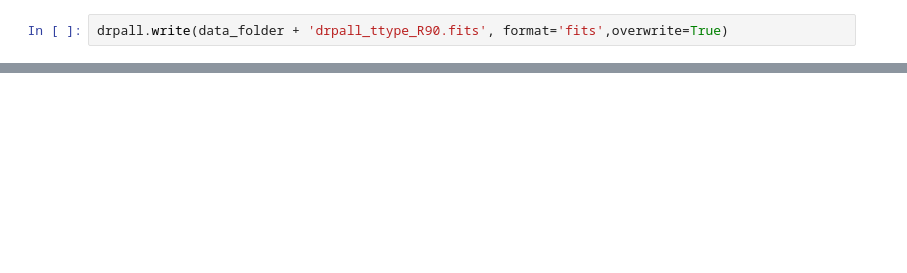
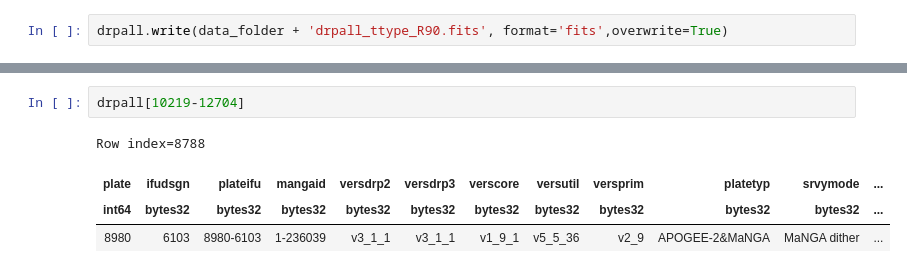
Before and after one commit to DESI-UR/MaNGA-VelMap, a Jupyter notebook: Notebooks/R90_Addition_to_drp.ipynb, the cells around one changed output, grey strips where cells are left out. Saved outputs shown, nothing was run; the diff lists cells and outputs as text; blank space fills up the shorter version.

```diff
--- a/Notebooks/R90_Addition_to_drp.ipynb
+++ b/Notebooks/R90_Addition_to_drp.ipynb
@@ -61,0 +104,7 @@ drpall.write(data_folder + 'drpall_ttype_R90.fits', format='fits',overwrite=True
+# %%
+drpall[10219-12704]
+# %% [output]
+Row index=8788
+| plate | ifudsgn | plateifu | mangaid | versdrp2 | versdrp3 | verscore | versutil | versprim | platetyp | srvymode | ... |
+| int64 | bytes32 | bytes32 | bytes32 | bytes32 | bytes32 | bytes32 | bytes32 | bytes32 | bytes32 | bytes32 | ... |
+| 8980 | 6103 | 8980-6103 | 1-236039 | v3_1_1 | v3_1_1 | v1_9_1 | v5_5_36 | v2_9 | APOGEE-2&MaNGA | MaNGA dither | ... |
```
Also changed, not shown: parts of 4 cells of this notebook.
